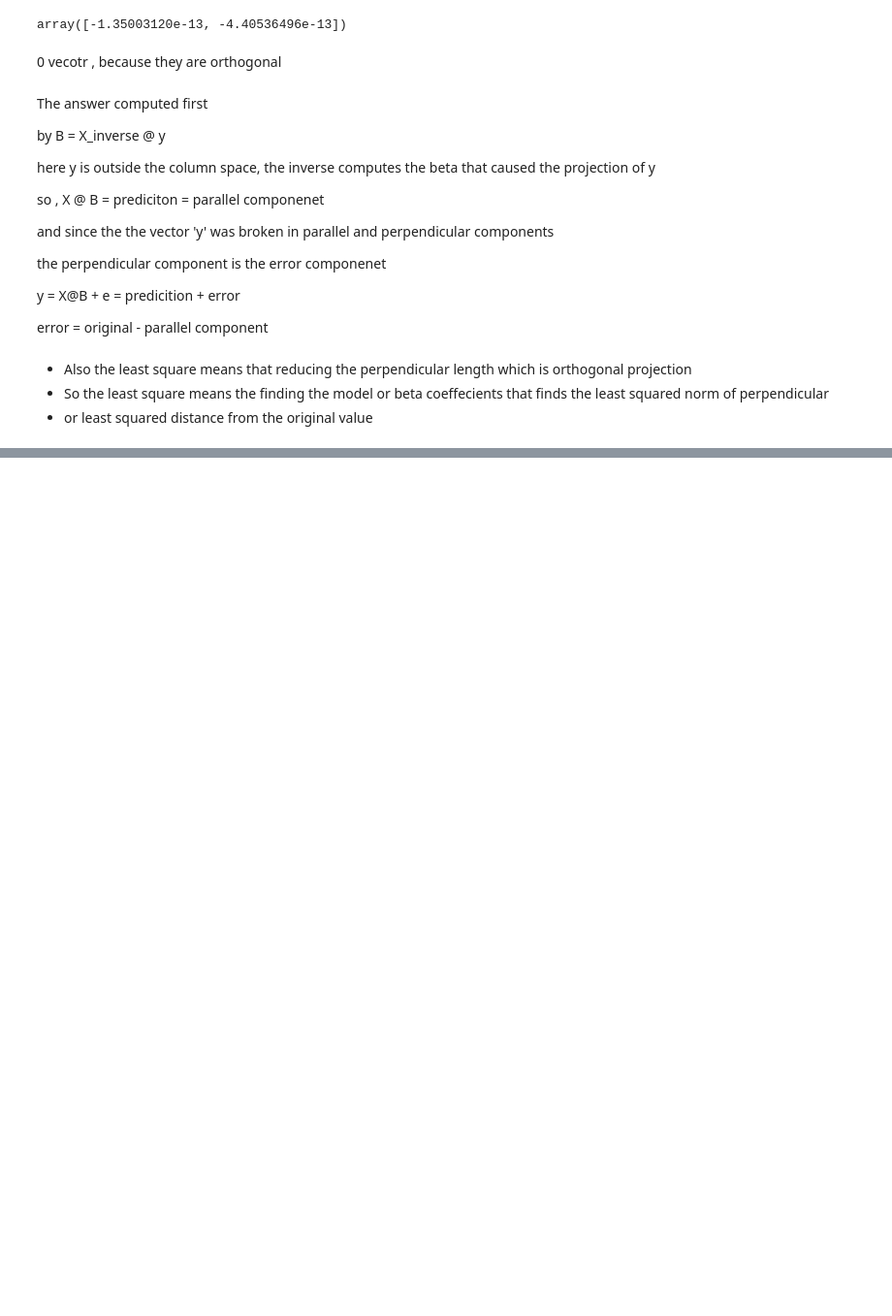
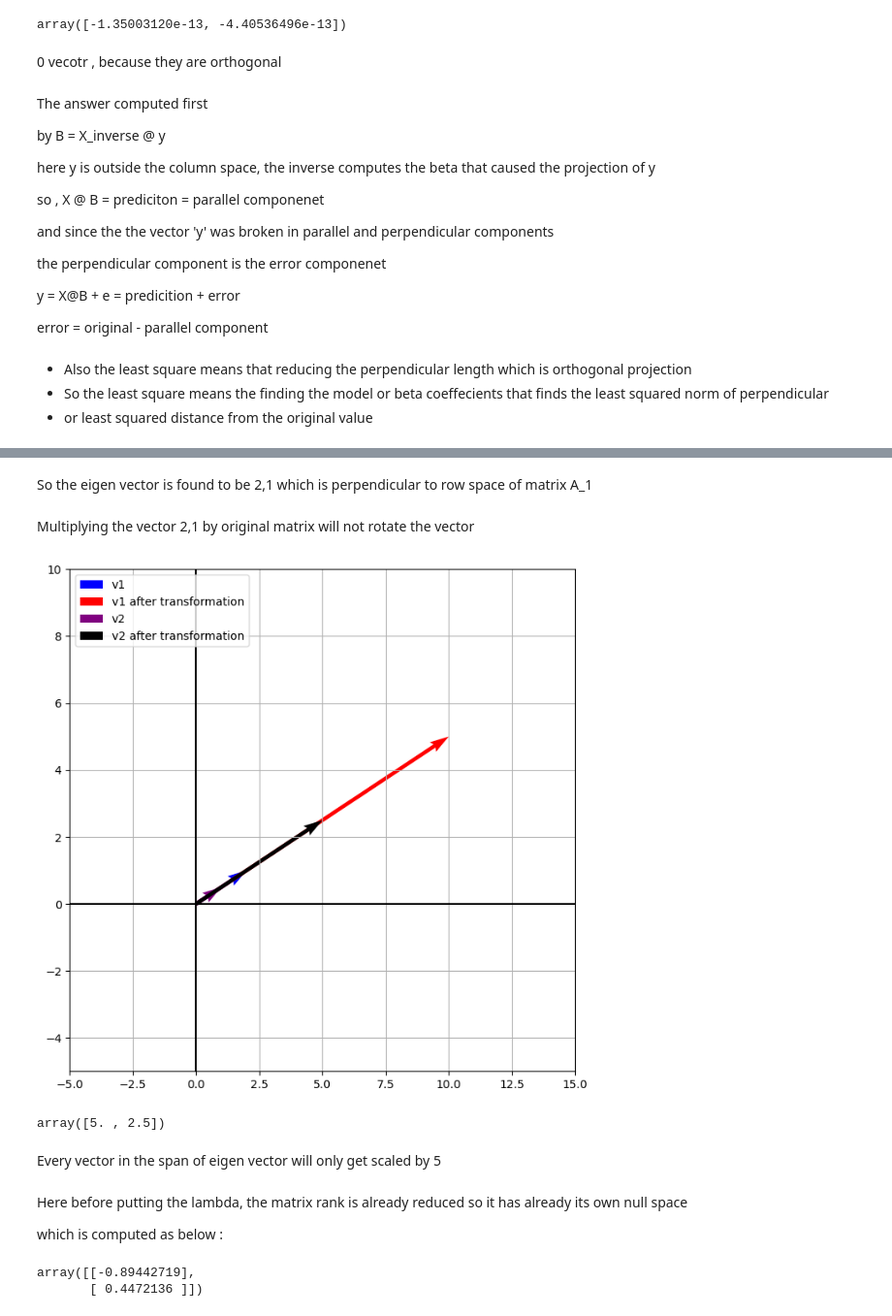
Before and after one commit to qamarr6092/math-with-python, a Jupyter notebook: Linear Algebra/linear_algebra.ipynb, the cells around one changed output, grey strips where cells are left out. Shown at 97% size. Drawn from its saved outputs; the diff is of its cells as text; code cells hidden in the pictures; blank space fills up the shorter version.

```diff
--- a/Linear Algebra/linear_algebra.ipynb
+++ b/Linear Algebra/linear_algebra.ipynb
@@ -4016,0 +4096,28 @@ R² = 0.8838 , 12992.91768778536 , 1510.12930480658
+# %% [markdown]
+So the eigen vector is found to be 2,1 which is perpendicular to row space of matrix A_1
+# %% [markdown]
+Multiplying the vector 2,1 by original matrix will not rotate the vector
+# %%
+v1 = A @ np.array ( [ 2,1 ] )
+v2 = A @ np.array ( [ 1,1/2] )
+
+plt.figure(figsize = (8,8))
+plt.quiver(0,0 , 2, 1 ,angles = 'xy',scale_units='xy' , scale= 1, color ='blue' ,label='v1')
+plt.quiver(0,0 , v1[0] , v1[1]  ,angles = 'xy',scale_units='xy' , scale= 1, color ='red' ,label='v1 after transformation')
+plt.quiver(0,0 , 1, 0.5 ,angles = 'xy',scale_units='xy' , scale= 1, color ='purple' ,label='v2')
+plt.quiver(0,0 , v2[0] , v2[1]  ,angles = 'xy',scale_units='xy' , scale= 1, color ='black' ,label='v2 after transformation')
+plt.xlim([-5,15])
+plt.ylim([-5,10])
+plt.axhline(0, color='black', linewidth=1.5)
+plt.axvline(0, color='black', linewidth=1.5)
+plt.legend(loc = 'upper left')
+plt.grid( True)
+plt.show()
+# %% [output]
+[figure, added]
+# %%
+np.array([1,1/2])  * 5
+# %% [output]
+array([5. , 2.5])
+# %% [markdown]
+Every vector in the span of eigen vector will only get scaled by 5
@@ -4016,0 +4132,9 @@ R² = 0.8838 , 12992.91768778536 , 1510.12930480658
+# %% [markdown]
+Here before putting the lambda, the matrix rank is already reduced so it has already its own null space
+
+which is computed as below :
+# %%
+sc.linalg.null_space(A)
+# %% [output]
+array([[-0.89442719],
+       [ 0.4472136 ]])
```
Also changed, not shown: parts of 65 cells of this notebook.
